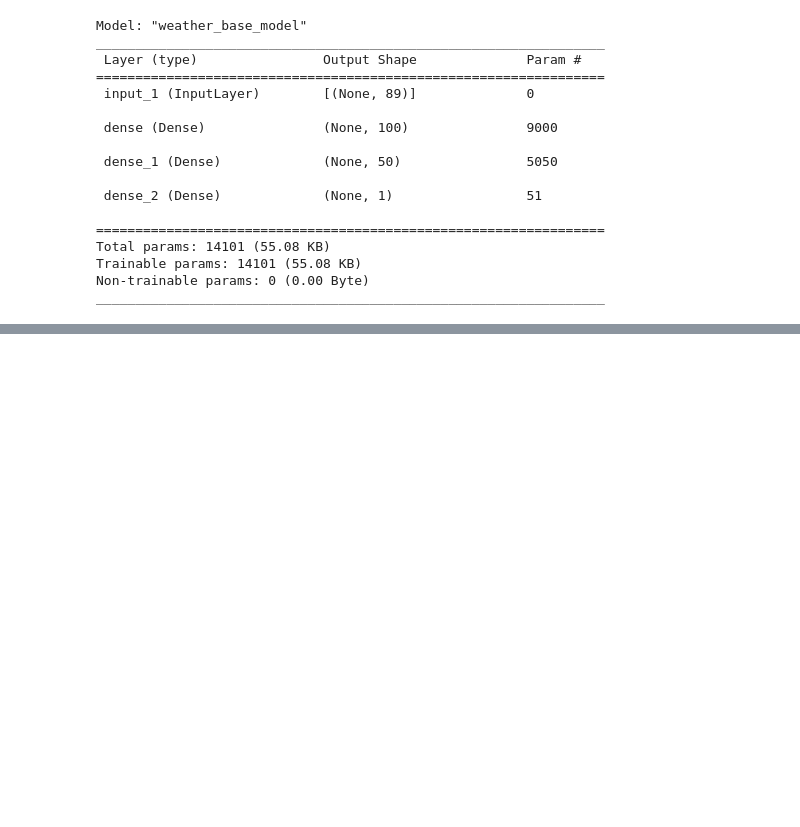
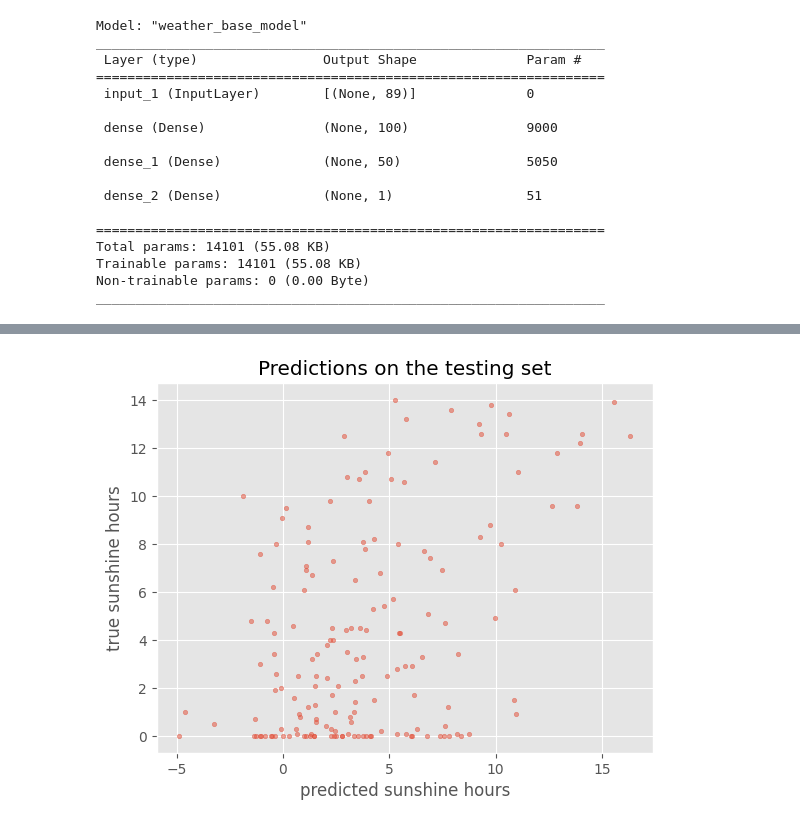
Before and after one commit to MaxDangVu136/ml_carpentry_workshop_2023, a Jupyter notebook: ml_carpentry_workshop_day3_neural_nets_weather.ipynb, the cells around one changed output, grey strips where cells are left out. Saved outputs shown, nothing was run; the diff lists cells and outputs as text; code cells hidden in the pictures; blank space fills up the shorter version.

```diff
--- a/ml_carpentry_workshop_day3_neural_nets_weather.ipynb
+++ b/ml_carpentry_workshop_day3_neural_nets_weather.ipynb
@@ -112,0 +172,4 @@ _________________________________________________________________
+# %%
+plot_predictions(y_test_predicted, y_test, title='Predictions on the testing set')
+# %% [output]
+[figure, added]
```
Also changed, not shown: parts of 7 cells of this notebook.
